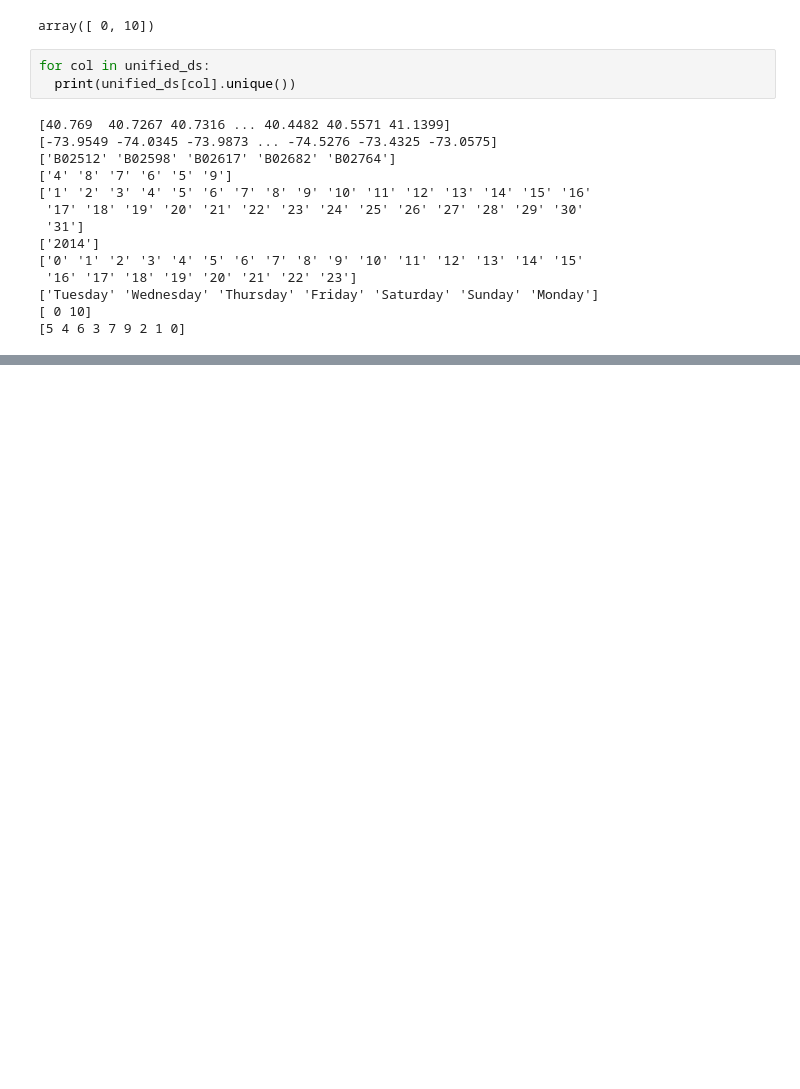
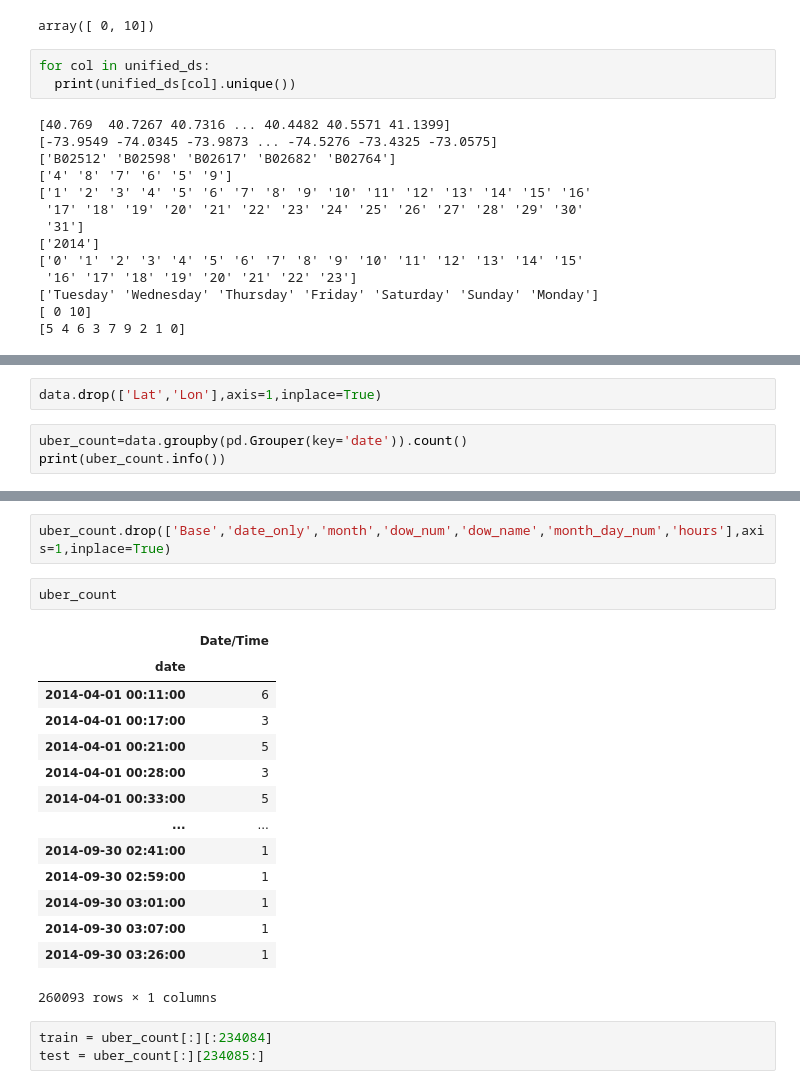
Before and after one commit to Manikanta-GB/FinalSemProject, a Jupyter notebook: Uber_Pickup.ipynb, the cells around one changed output, grey strips where cells are left out. Drawn from its saved outputs; the diff is of its cells as text; blank space fills up the shorter version.

```diff
--- a/Uber_Pickup.ipynb
+++ b/Uber_Pickup.ipynb
@@ -172,0 +244,5 @@ for col in unified_ds:
+# %%
+data.drop(['Lat','Lon'],axis=1,inplace=True)
+# %%
+uber_count=data.groupby(pd.Grouper(key='date')).count()
+print(uber_count.info())
@@ -172,0 +266,22 @@ for col in unified_ds:
+# %%
+uber_count.drop(['Base','date_only','month','dow_num','dow_name','month_day_num','hours'],axis=1,inplace=True)
+# %%
+uber_count
+# %% [output]
+|  | Date/Time |
+| date |  |
+| 2014-04-01 00:11:00 | 6 |
+| 2014-04-01 00:17:00 | 3 |
+| 2014-04-01 00:21:00 | 5 |
+| 2014-04-01 00:28:00 | 3 |
+| 2014-04-01 00:33:00 | 5 |
+| ... | ... |
+| 2014-09-30 02:41:00 | 1 |
+| 2014-09-30 02:59:00 | 1 |
+| 2014-09-30 03:01:00 | 1 |
+| 2014-09-30 03:07:00 | 1 |
+| 2014-09-30 03:26:00 | 1 |
+260093 rows × 1 columns
+# %%
+train = uber_count[:][:234084]
+test = uber_count[:][234085:]
```
Also changed, not shown: parts of 12 cells of this notebook.
